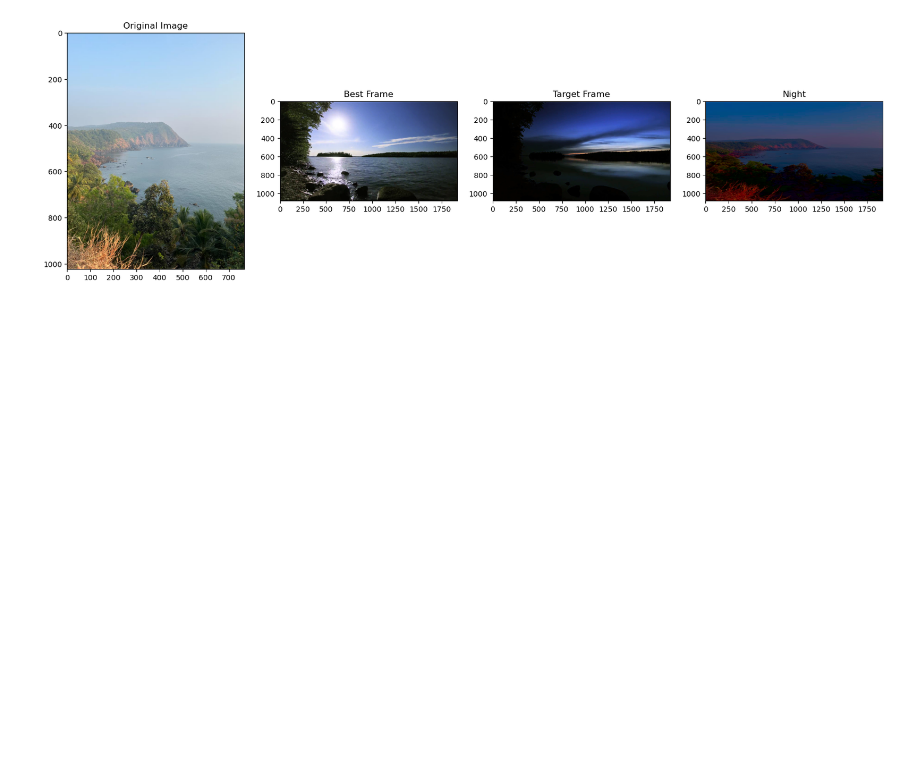
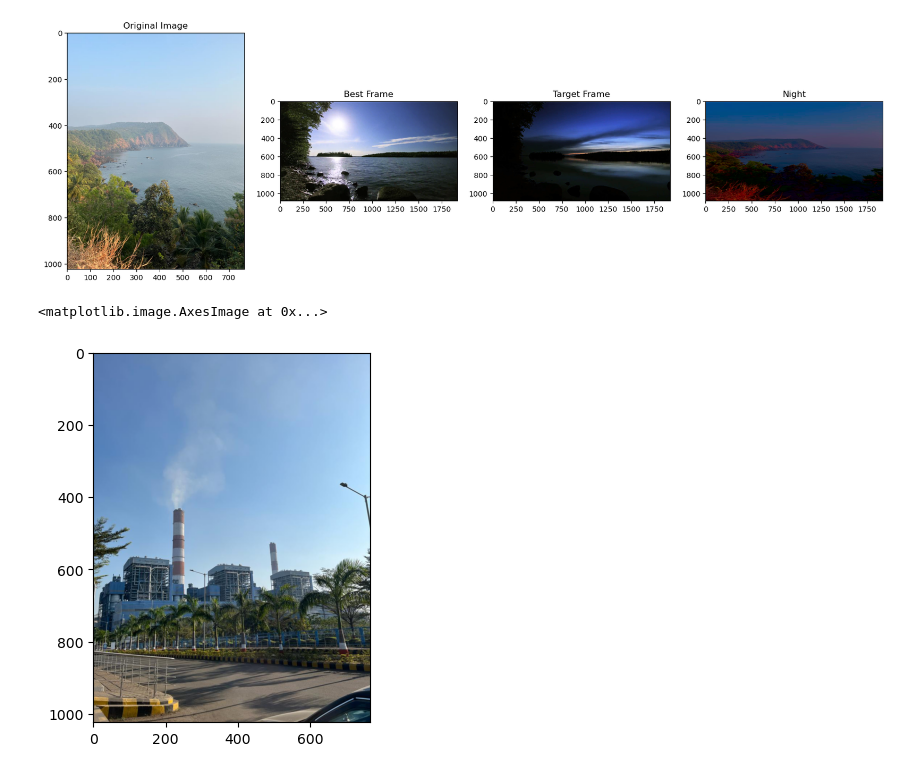
Before and after one commit to soveetnayak/time-lapse, a Jupyter notebook: src/colorTransfer.ipynb, the cells around one changed output. Cells and saved outputs as stored; diff of their text form; code cells hidden in the pictures; blank space fills up the shorter version.

```diff
--- a/src/colorTransfer.ipynb
+++ b/src/colorTransfer.ipynb
@@ -180,3 +180,9 @@ ct = color_transfer(IMG_PATH, VIDEO_PATH, TIMESTAMPS, TIME=1)
 ct = color_transfer(IMG_PATH, VIDEO_PATH, TIMESTAMPS, TIME=2)
 # %% [output]
 [figure]
+# %%
+IMG_PATH = "../data/images/adani.jpeg"
+VIDEO_PATH = "../data/videos/data/videos_h264/Central_Park__New_York__Timelapse_1__2012__1080pHD.mp4"
+
+TIMESTAMPS = [0*1000, 0*1000, 22*1000]
+# 0 - Golden Hour 1 - Blue Hour 2 - Night
@@ -182,0 +191,6 @@ ct = color_transfer(IMG_PATH, VIDEO_PATH, TIMESTAMPS, TIME=2)
+# %%
+image = cv2.imread(IMG_PATH)
+plt.imshow(cv2.cvtColor(image, cv2.COLOR_BGR2RGB))
+# %% [output]
+<matplotlib.image.AxesImage at 0x...>
+[figure, added]
```
Also changed, not shown: parts of 2 cells of this notebook, 2 other files.
